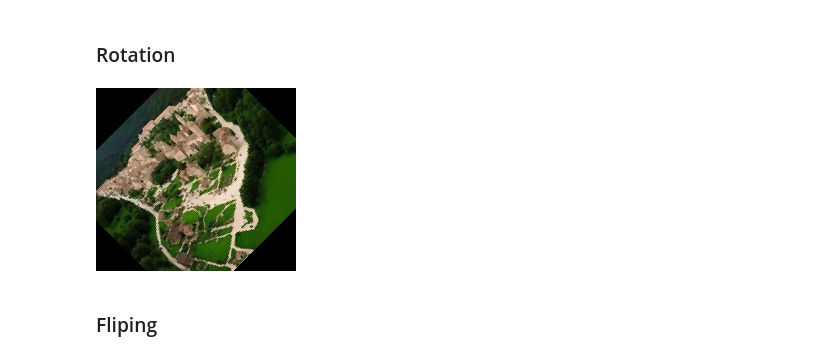
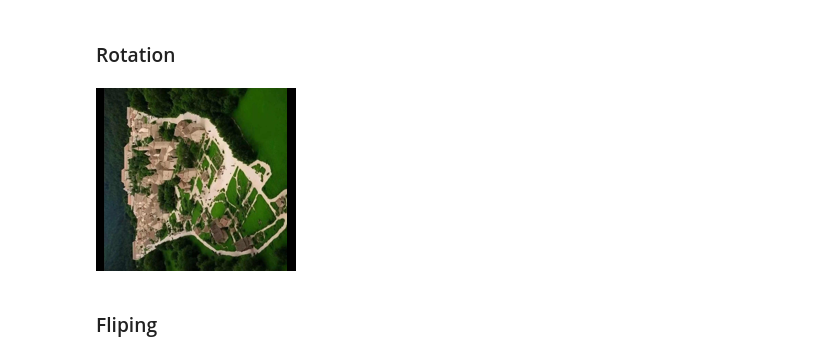
Before and after one commit to krzkro4122/uj, a Jupyter notebook: deep-learning/1/2-image-management.ipynb, the cells around one changed output. Saved outputs shown, nothing was run; the diff lists cells and outputs as text; code cells hidden in the pictures.

```diff
--- a/deep-learning/1/2-image-management.ipynb
+++ b/deep-learning/1/2-image-management.ipynb
@@ -28,9 +28,7 @@ image.format, image.size, image.mode
 # %%
 size = (200, 300)
 
-scaled_image = image.copy()
-scaled_image.thumbnail(size)
-# scaled_image = ImageOps.contain(image, size)
+scaled_image = ImageOps.contain(image, size)
 # scaled_image = ImageOps.fit(image, size)
 # scaled_image = ImageOps.pad(image, size, color="#fff")
 
@@ -41,9 +39,9 @@ scaled_image
 # %% [markdown]
 ### Rotation
 # %%
-scaled_image.rotate(45)
+scaled_image.rotate(90)
 # %% [output]
-[figure, old version]
+[figure, new version]
 # %% [markdown]
 ### Fliping
 # %%
```
Also changed, not shown: parts of 6 cells of this notebook, 2 other files.
